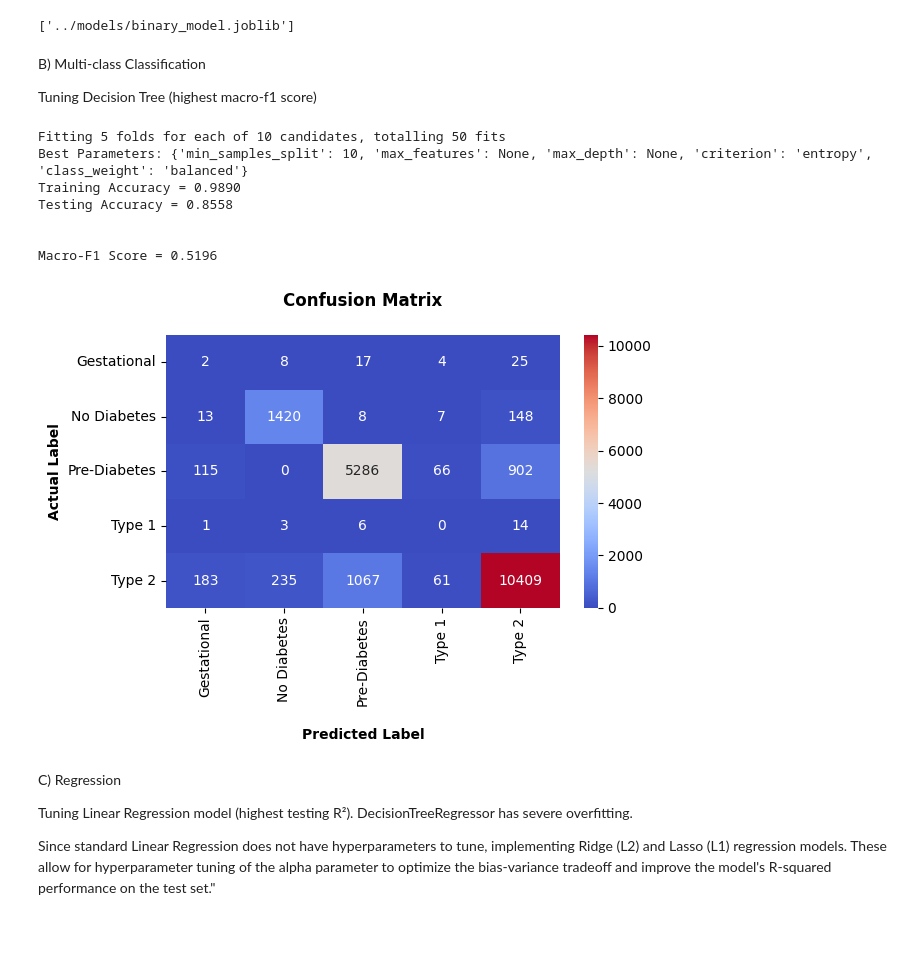
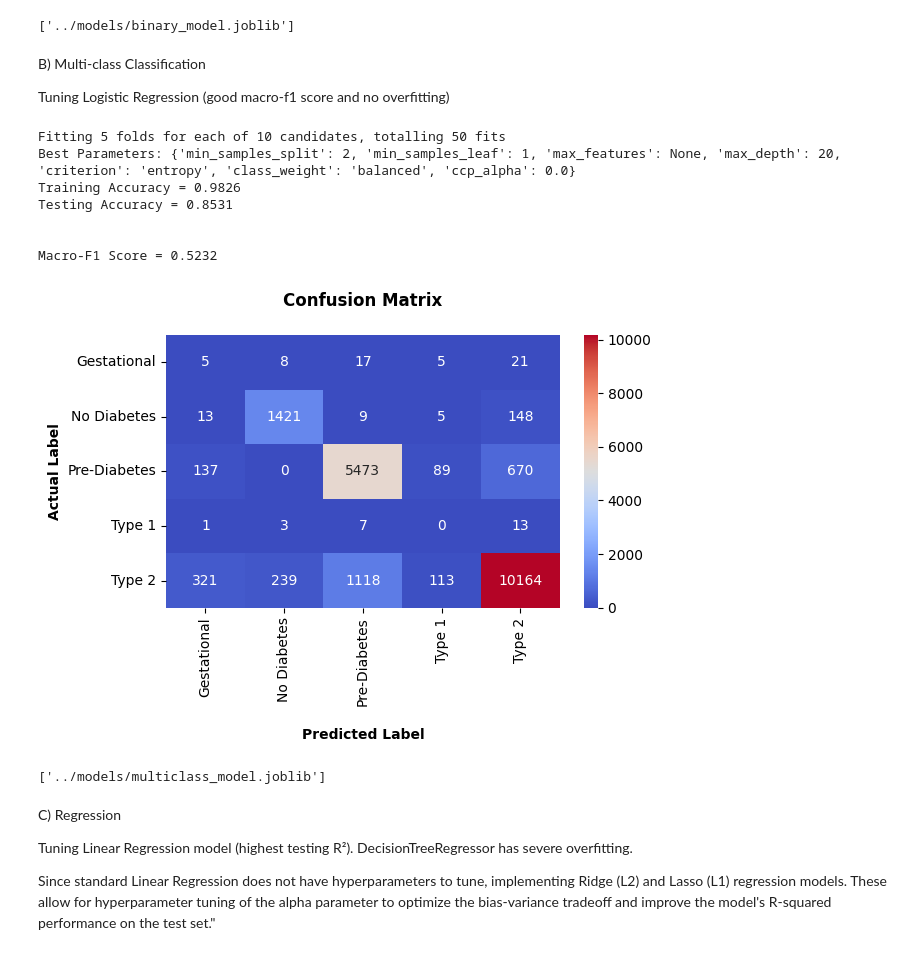
Before and after one commit to khushbakhtahmed13/diabetes-health-indicators-ml, a Jupyter notebook: notebooks/main_analysis.ipynb, the cells around one changed output. Cells and saved outputs as stored; diff of their text form; code cells hidden in the pictures.

Commit message:
Exported tuned models for every task

```diff
--- a/notebooks/main_analysis.ipynb
+++ b/notebooks/main_analysis.ipynb
@@ -809,57 +768,60 @@ joblib.dump(best_binary, '../models/binary_model.joblib')
 # %% [markdown]
 B) Multi-class Classification
 
-Tuning Decision Tree (highest macro-f1 score)
+Tuning Logistic Regression (good macro-f1 score and no overfitting)
 # %%
 #Parameters for tuning in Decision tree
 params_dt = {
     'criterion' : ['entropy', 'gini'],
-    'max_depth' : [None, 5, 10, 15, 20],
-    'min_samples_split' : [2, 5, 10, 17, 30],
-    'max_features' : [None, 'sqrt', 'log2'],
+    'max_depth' : [5, 10, 15, 20],
+    'min_samples_split' : [2, 10, 20],
+    'min_samples_leaf' : [1, 5, 10],
+    'max_features' : [None, 'sqrt'],
     'class_weight' : [None, 'balanced'],
-    'ccp_alpha' : [0.0, 0.001, 0.01, 0.02, 0.05]
+    'ccp_alpha' : [0.0, 0.001, 0.01]
 }
 
 #Grid Search
 random_search = RandomizedSearchCV(
     DecisionTreeClassifier(random_state = 42),
     params_dt,
     cv = 5,
-    scoring = 'balanced_accuracy',
+    scoring = 'f1_macro',
     verbose = 1,
     n_iter = 10,
     n_jobs = -1,
     random_state = 42,
 
 )
 
 #Fitting
 random_search.fit(x_train_m, y_train_m)
 
 #Extracting best model and printing parameters
 best_multiple = random_search.best_estimator_
 print(f"Best Parameters: {random_search.best_params_}")
 
 #Evaluation
 get_accuracy(best_multiple, x_test_m, y_test_m, best_multiple.score(x_train_m, y_train_m))
 print("\n")
 get_macro_f1_score(best_multiple, x_test_m, y_test_m)
 print("\n")
 plot_confusion_matrix(best_multiple, x_test_m, y_test_m, labels)
 # %% [output]
 Fitting 5 folds for each of 10 candidates, totalling 50 fits
-Best Parameters: {'min_samples_split': 10, 'max_features': None, 'max_depth': None, 'criterion': 'entropy', 'class_weight': 'balanced'}
-Training Accuracy = 0.9890
-Testing Accuracy = 0.8558
+Best Parameters: {'min_samples_split': 2, 'min_samples_leaf': 1, 'max_features': None, 'max_depth': 20, 'criterion': 'entropy', 'class_weight': 'balanced', 'ccp_alpha': 0.0}
+Training Accuracy = 0.9826
+Testing Accuracy = 0.8531
 
 
-Macro-F1 Score = 0.5196
+Macro-F1 Score = 0.5232
-[figure, old version]
+[figure, new version]
 # %%
 #Exporting best model for multiple-class classification
 
 joblib.dump(best_multiple, '../models/multiclass_model.joblib')
+# %% [output]
+['../models/multiclass_model.joblib']
 # %%
 !git add ../models/multiclass_model.joblib main_analysis.ipynb
 git commit -m "Exported tuned multiclass classification model"
```
Also changed, not shown: parts of 4 cells of this notebook, 1 other file.
